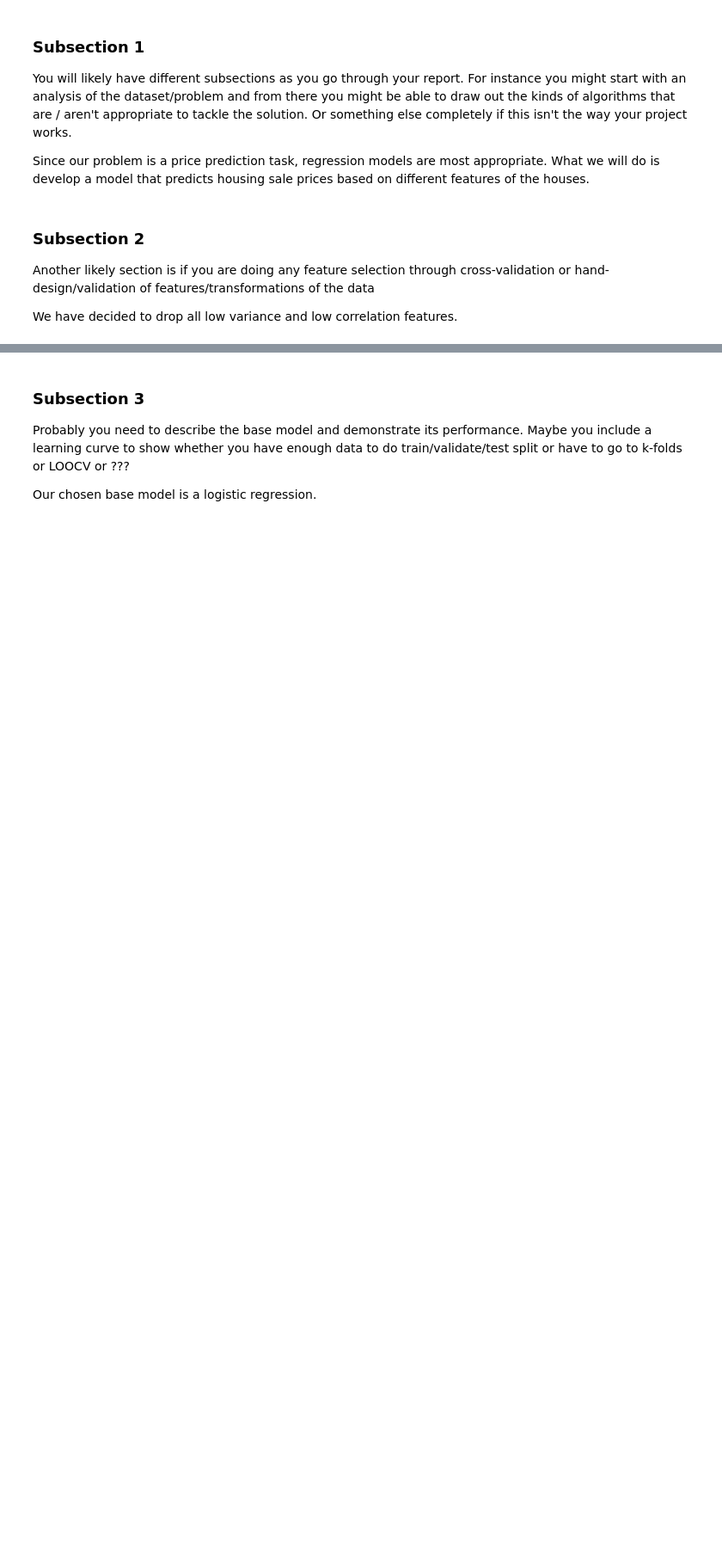
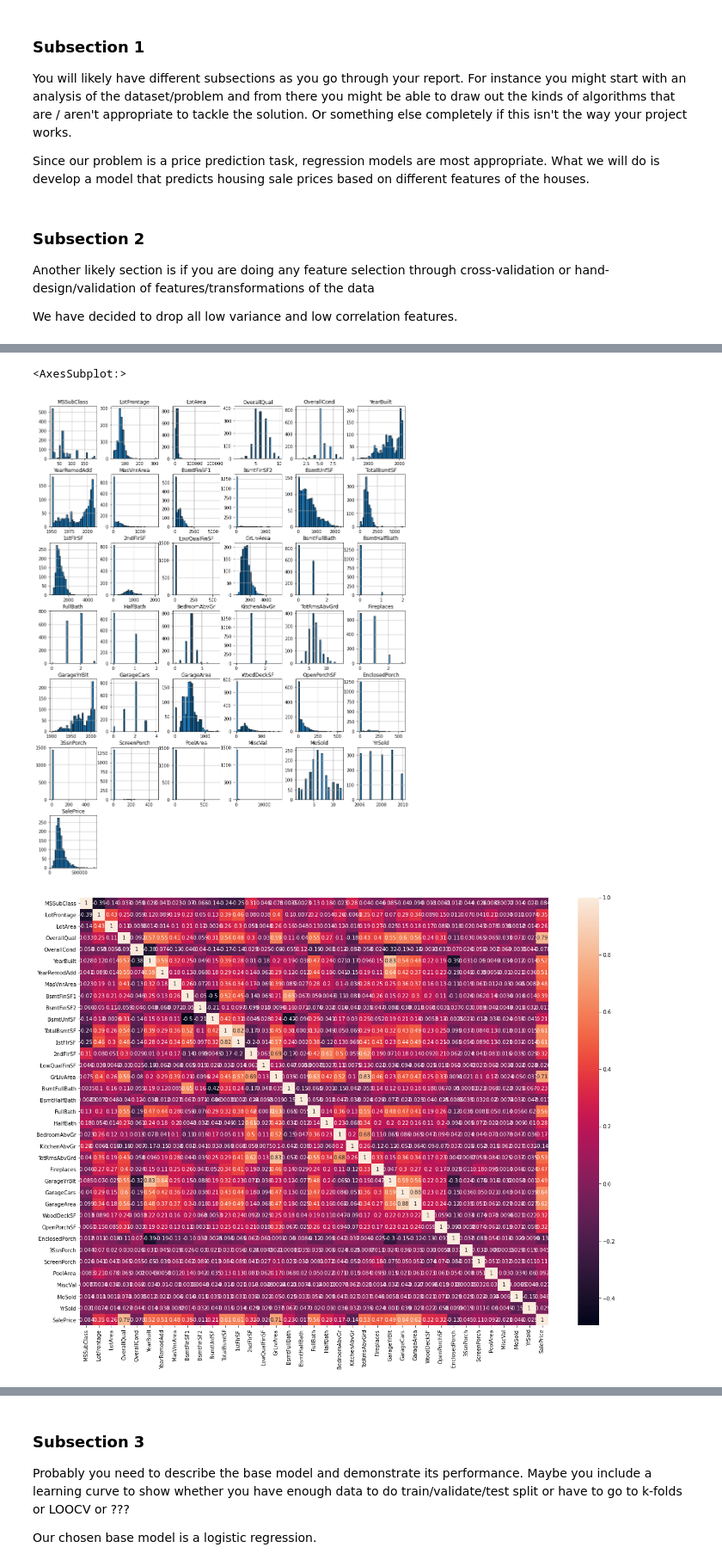
Before and after one commit to COGS118A/Group047-Sp22, a Jupyter notebook: FinalProject_group047.ipynb, the cells around one changed output, grey strips where cells are left out. Shown at 86% size. Cells and saved outputs as stored; diff of their text form; code cells hidden in the pictures; blank space fills up the shorter version.

```diff
--- a/FinalProject_group047.ipynb
+++ b/FinalProject_group047.ipynb
@@ -78,0 +123,6 @@ We have decided to drop all low variance and low correlation features.
+# %%
+df_num.hist(figsize=(15,20), bins=30, edgecolor='black')
+
+plt.figure(figsize=(20, 15))
+sns.heatmap(df_num.corr(), annot=True)
+# %% [output]
@@ -78,0 +131,3 @@ We have decided to drop all low variance and low correlation features.
+<AxesSubplot:>
+[figure, added]
+[figure, added]
```
Also changed, not shown: parts of 23 cells of this notebook.
